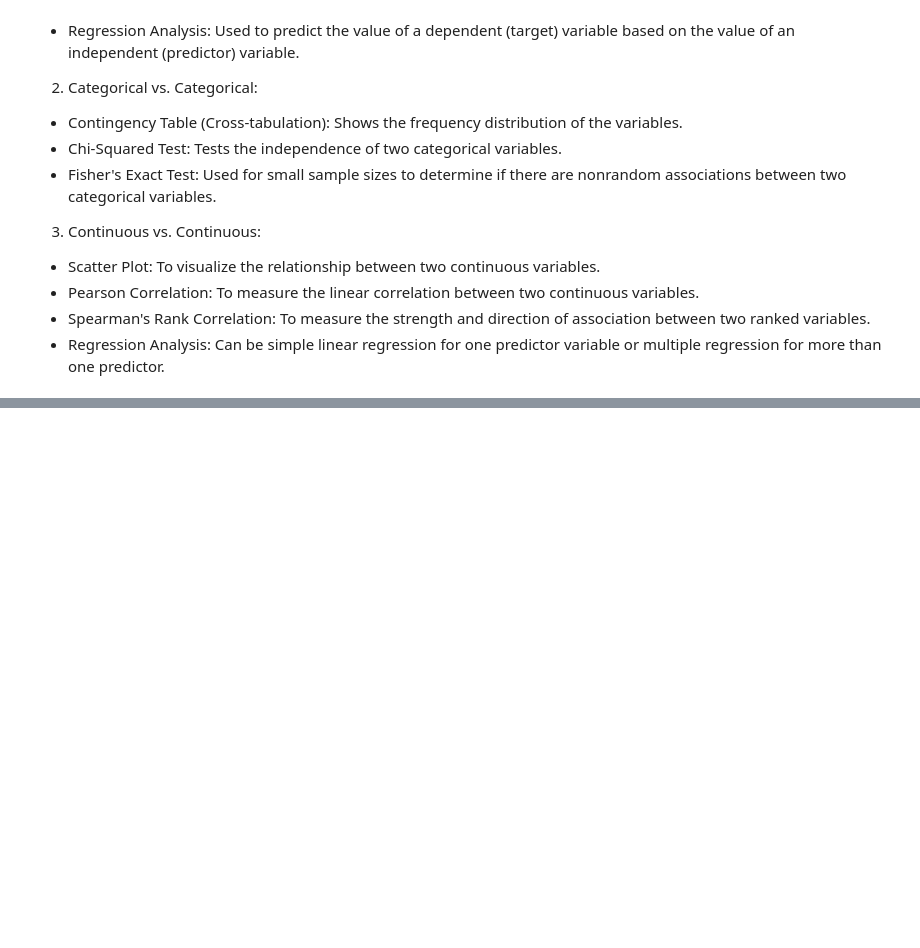
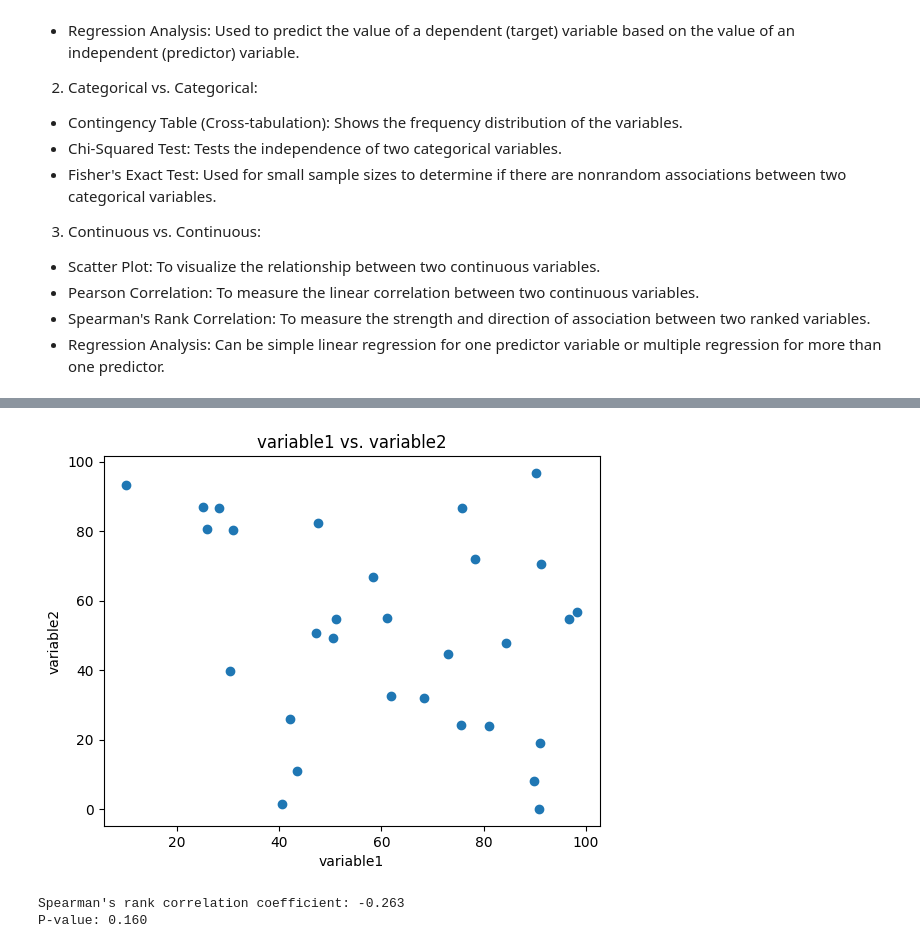
Before and after one commit to Zenobia000/iSpan_python-DA-cookbooks, a Jupyter notebook: pandas/1-7-3 Pandas DataFrame 統計檢定-多變量_連續vs連續.ipynb, the cells around one changed output, grey strips where cells are left out. Saved outputs shown, nothing was run; the diff lists cells and outputs as text; code cells hidden in the pictures; blank space fills up the shorter version.

```diff
--- a/pandas/1-7-3 Pandas DataFrame 統計檢定-多變量_連續vs連續.ipynb
+++ b/pandas/1-7-3 Pandas DataFrame 統計檢定-多變量_連續vs連續.ipynb
@@ -257,0 +72,6 @@ P-value: 1.0
+# %%
+from scipy.stats import pearsonr
+
+# 計算皮爾森相關係數
+corr, _ = pearsonr(df['height'], df['weight'])
+print('Pearson correlation:', corr)
@@ -257,0 +89,31 @@ P-value: 1.0
+# %%
+import numpy as np
+import pandas as pd
+from scipy.stats import spearmanr
+import random
+
+# 使用random生成隨機數據
+random.seed(0)  # 確保範例的可重現性
+data = {
+    'variable1': [random.uniform(0, 100) for _ in range(30)],
+    'variable2': [random.uniform(0, 100) for _ in range(30)]
+}
+
+df = pd.DataFrame(data)
+
+# 散點圖
+plt.scatter(df['variable1'], df['variable2'])
+plt.xlabel('variable1')
+plt.ylabel('variable2')
+plt.title('variable1 vs. variable2')
+plt.show()
+
+# 計算斯皮爾曼等級相關係數
+spearman_corr, spearman_p_value = spearmanr(df['variable1'], df['variable2'])
+
+print(f"Spearman's rank correlation coefficient: {spearman_corr:.3f}")
+print(f"P-value: {spearman_p_value:.3f}")
+# %% [output]
+[figure, added]
+Spearman's rank correlation coefficient: -0.263
+P-value: 0.160
```
Also changed, not shown: parts of 16 cells of this notebook, 1 other file.
